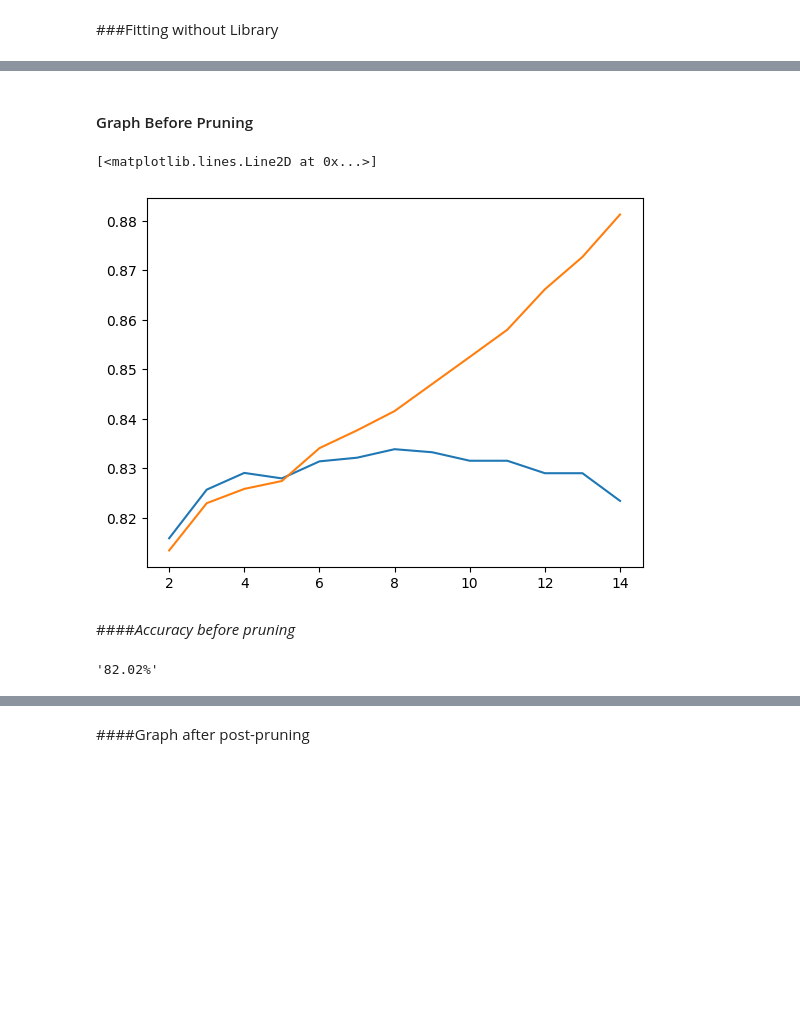
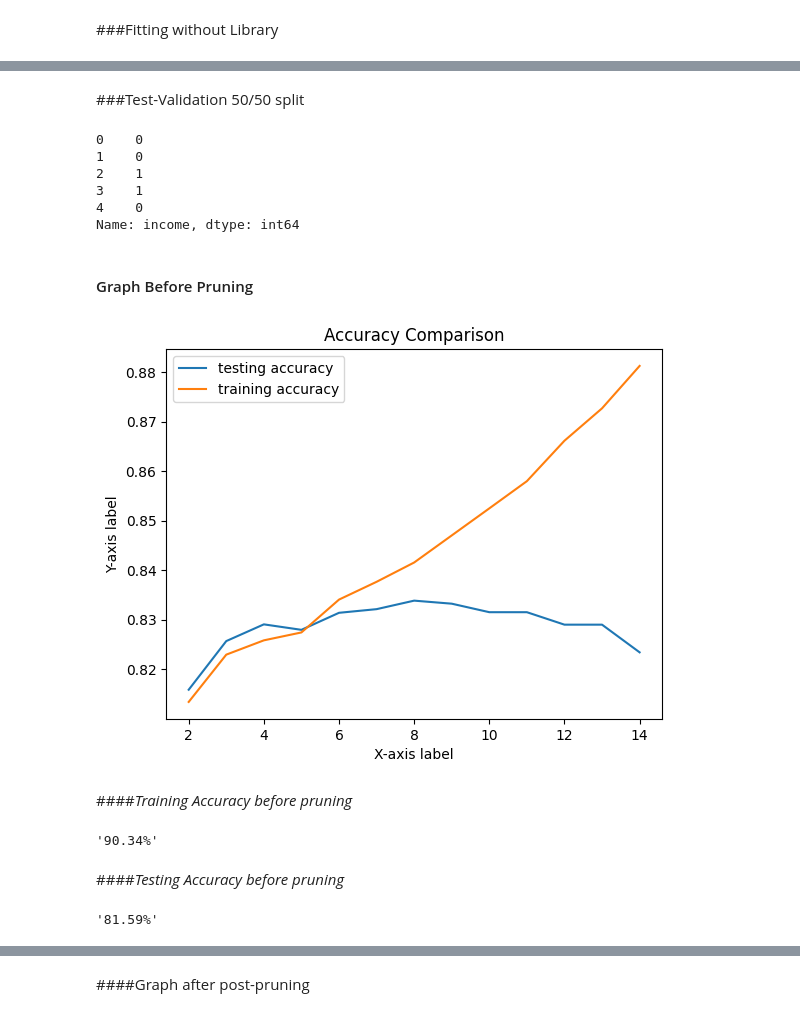
Before and after one commit to Hritik003/Decision-Tree-with-Pruning, a Jupyter notebook: decision_Tree.ipynb, the cells around one changed output, grey strips where cells are left out. Drawn from its saved outputs; the diff is of its cells as text; code cells hidden in the pictures; blank space fills up the shorter version.

```diff
--- a/decision_Tree.ipynb
+++ b/decision_Tree.ipynb
@@ -576,6 +576,12 @@ class DecisionTree:
     def __init__(self, max_depth=None):
         self.root = None
         self.max_depth = max_depth
+
+    def from_node(self, node, max_depth=None):
+        self.tree_ = node
+        self.max_depth = max_depth
+        return self
+
 
     def _gini(self, y):
         m = y.size
@@ -720,0 +731,2 @@ dt_x_test=discrete_test.drop(['income'],axis=1);
+# %% [markdown]
+###Test-Validation 50/50 split
@@ -721,3 +736,12 @@ dt_x_test=discrete_test.drop(['income'],axis=1);
+# %%
+dt_y_val.head()
+# %% [output]
+0    0
+1    0
+2    1
+3    1
+4    0
+Name: income, dtype: int64
 # %% [markdown]
 #### Graph Before Pruning
 # %%
@@ -727,28 +751,46 @@ x_ax=[]
 y_ax_test=[]
 y_ax_train=[]
 
-
-
 for i in range(n, 1, -1):
-    i
     classifier = DecisionTree(max_depth=i)
     classifier.fit(dt_x_train, dt_y_train)
     x_ax.append(i)
     y_ax_test.append(classifier.score(dt_x_test, dt_y_test))
     y_ax_train.append(classifier.score(dt_x_train, dt_y_train))
-plt.plot(x_ax,y_ax_test)
-plt.plot(x_ax,y_ax_train)
-# %% [output]
-[<matplotlib.lines.Line2D at 0x...>]
-[figure, removed]
+# %%
+plt.plot(x_ax,y_ax_test, label ="testing accuracy")
+plt.plot(x_ax,y_ax_train,label ="training accuracy")
+
+# Add labels for the x-axis and y-axis
+plt.xlabel("X-axis label")
+plt.ylabel("Y-axis label")
+
+# Add a title to the plot
+plt.title("Accuracy Comparison")
+
+# Add a legend to the plot
+plt.legend()
+
+# Display the plot
+plt.show()
+# %% [output]
+[figure, added]
 # %%
 
 classifier.print_tree()
 # %% [markdown]
-####*Accuracy before pruning*
+####*Training Accuracy before pruning*
+# %%
+Y_pred = classifier.predict(dt_x_train)
+from sklearn.metrics import accuracy_score
+round((accuracy_score(dt_y_train,Y_pred))*100,2).astype(str)+'%'
+# %% [output]
+'90.34%'
+# %% [markdown]
+####*Testing Accuracy before pruning*
 # %%
 Y_pred = classifier.predict(dt_x_test)
 from sklearn.metrics import accuracy_score
 round((accuracy_score(dt_y_test,Y_pred))*100,2).astype(str)+'%'
 # %% [output]
-'82.02%'
+'81.59%'
```
Also changed, not shown: parts of 67 cells of this notebook.
